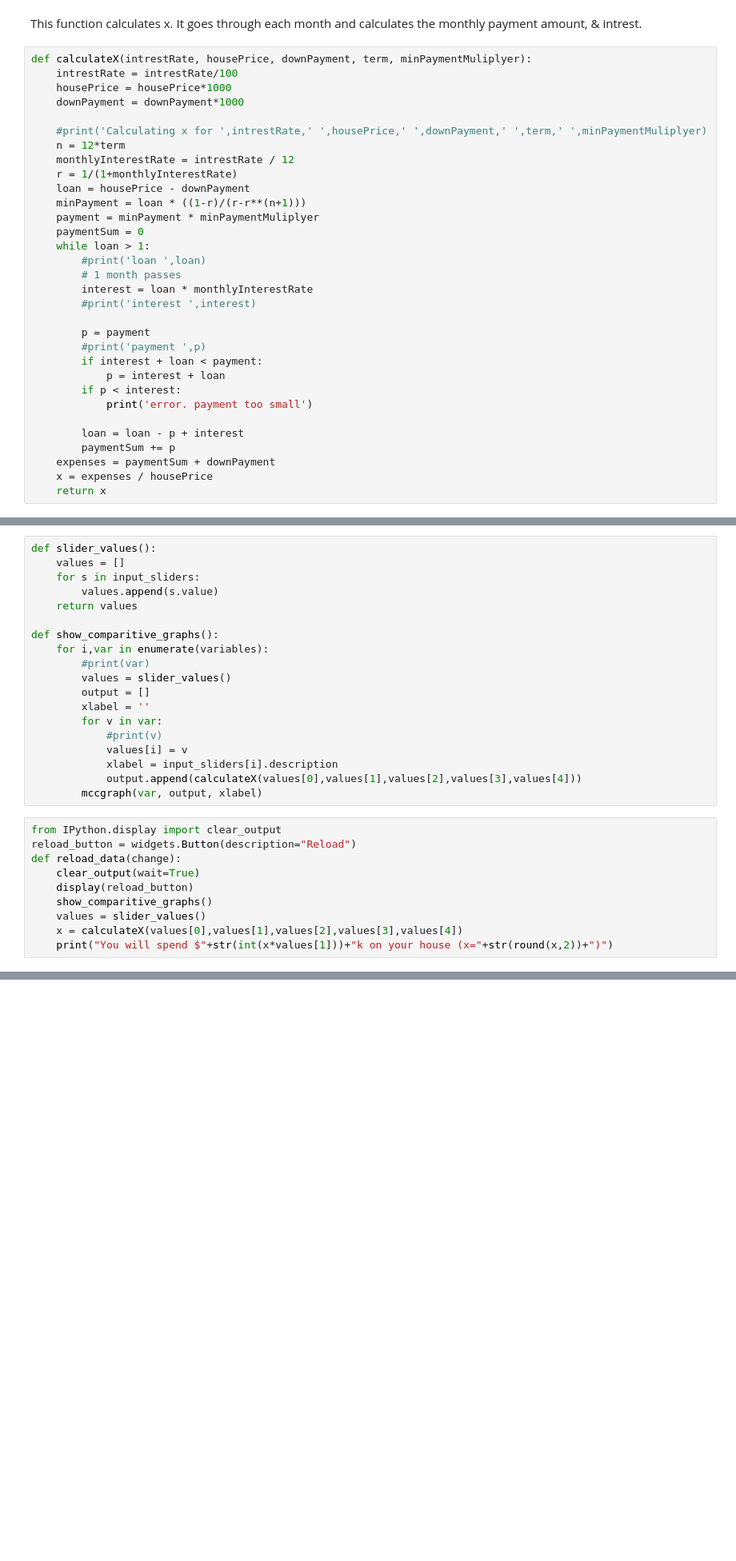
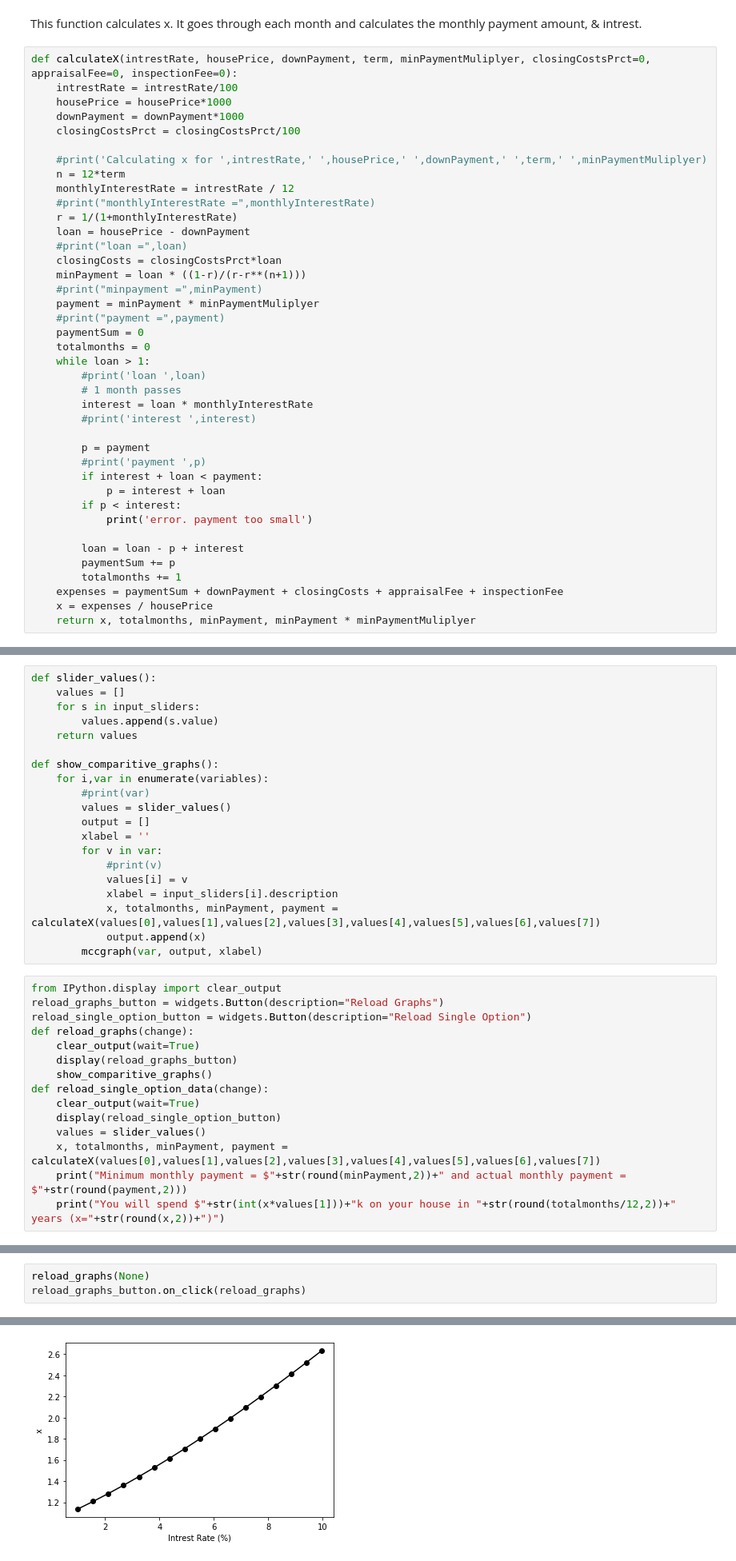
Before and after one commit to McCannDahl/Notebooks, a Jupyter notebook: Mortgage Risk Analyzers/Mortgage Risk Analyzer v2.ipynb, the cells around one changed output, grey strips where cells are left out. Shown at 80% size. Saved outputs shown, nothing was run; the diff lists cells and outputs as text; blank space fills up the shorter version.

```diff
--- a/Mortgage Risk Analyzers/Mortgage Risk Analyzer v2.ipynb
+++ b/Mortgage Risk Analyzers/Mortgage Risk Analyzer v2.ipynb
@@ -31,19 +34,26 @@ for s in input_sliders:
 # %% [markdown]
 This function calculates x. It goes through each month and calculates the monthly payment amount, & intrest.
 # %%
-def calculateX(intrestRate, housePrice, downPayment, term, minPaymentMuliplyer):
+def calculateX(intrestRate, housePrice, downPayment, term, minPaymentMuliplyer, closingCostsPrct=0, appraisalFee=0, inspectionFee=0):
     intrestRate = intrestRate/100
     housePrice = housePrice*1000
     downPayment = downPayment*1000
+    closingCostsPrct = closingCostsPrct/100
 
     #print('Calculating x for ',intrestRate,' ',housePrice,' ',downPayment,' ',term,' ',minPaymentMuliplyer)
     n = 12*term
     monthlyInterestRate = intrestRate / 12
+    #print("monthlyInterestRate =",monthlyInterestRate)
     r = 1/(1+monthlyInterestRate)
     loan = housePrice - downPayment
+    #print("loan =",loan)
+    closingCosts = closingCostsPrct*loan
     minPayment = loan * ((1-r)/(r-r**(n+1)))
+    #print("minpayment =",minPayment)
     payment = minPayment * minPaymentMuliplyer
+    #print("payment =",payment)
     paymentSum = 0
+    totalmonths = 0
     while loan > 1:
         #print('loan ',loan)
         # 1 month passes
@@ -59,9 +69,10 @@ def calculateX(intrestRate, housePrice, downPayment, term, minPaymentMuliplyer):
 
         loan = loan - p + interest
         paymentSum += p
-    expenses = paymentSum + downPayment
+        totalmonths += 1
+    expenses = paymentSum + downPayment + closingCosts + appraisalFee + inspectionFee
     x = expenses / housePrice
-    return x
+    return x, totalmonths, minPayment, minPayment * minPaymentMuliplyer
 # %%
 import matplotlib.pyplot as plt
 def mccgraph(x,y,xlabel):
@@ -87,15 +98,21 @@ def show_comparitive_graphs():
             #print(v)
             values[i] = v
             xlabel = input_sliders[i].description
-            output.append(calculateX(values[0],values[1],values[2],values[3],values[4]))
+            x, totalmonths, minPayment, payment = calculateX(values[0],values[1],values[2],values[3],values[4],values[5],values[6],values[7])
+            output.append(x)
         mccgraph(var, output, xlabel)
 # %%
 from IPython.display import clear_output
-reload_button = widgets.Button(description="Reload")
-def reload_data(change):
+reload_graphs_button = widgets.Button(description="Reload Graphs")
+reload_single_option_button = widgets.Button(description="Reload Single Option")
+def reload_graphs(change):
     clear_output(wait=True)
-    display(reload_button)
+    display(reload_graphs_button)
     show_comparitive_graphs()
+def reload_single_option_data(change):
+    clear_output(wait=True)
+    display(reload_single_option_button)
     values = slider_values()
-    x = calculateX(values[0],values[1],values[2],values[3],values[4])
-    print("You will spend $"+str(int(x*values[1]))+"k on your house (x="+str(round(x,2))+")")
+    x, totalmonths, minPayment, payment = calculateX(values[0],values[1],values[2],values[3],values[4],values[5],values[6],values[7])
+    print("Minimum monthly payment = $"+str(round(minPayment,2))+" and actual monthly payment = $"+str(round(payment,2)))
+    print("You will spend $"+str(int(x*values[1]))+"k on your house in "+str(round(totalmonths/12,2))+" years (x="+str(round(x,2))+")")
@@ -123,0 +140,4 @@ You will spend $277k on your house (x=1.39)
+# %%
+reload_graphs(None)
+reload_graphs_button.on_click(reload_graphs)
+# %% [output]
@@ -123,0 +145 @@ You will spend $277k on your house (x=1.39)
+[figure, added]
```
Also changed, not shown: parts of 10 cells of this notebook.
